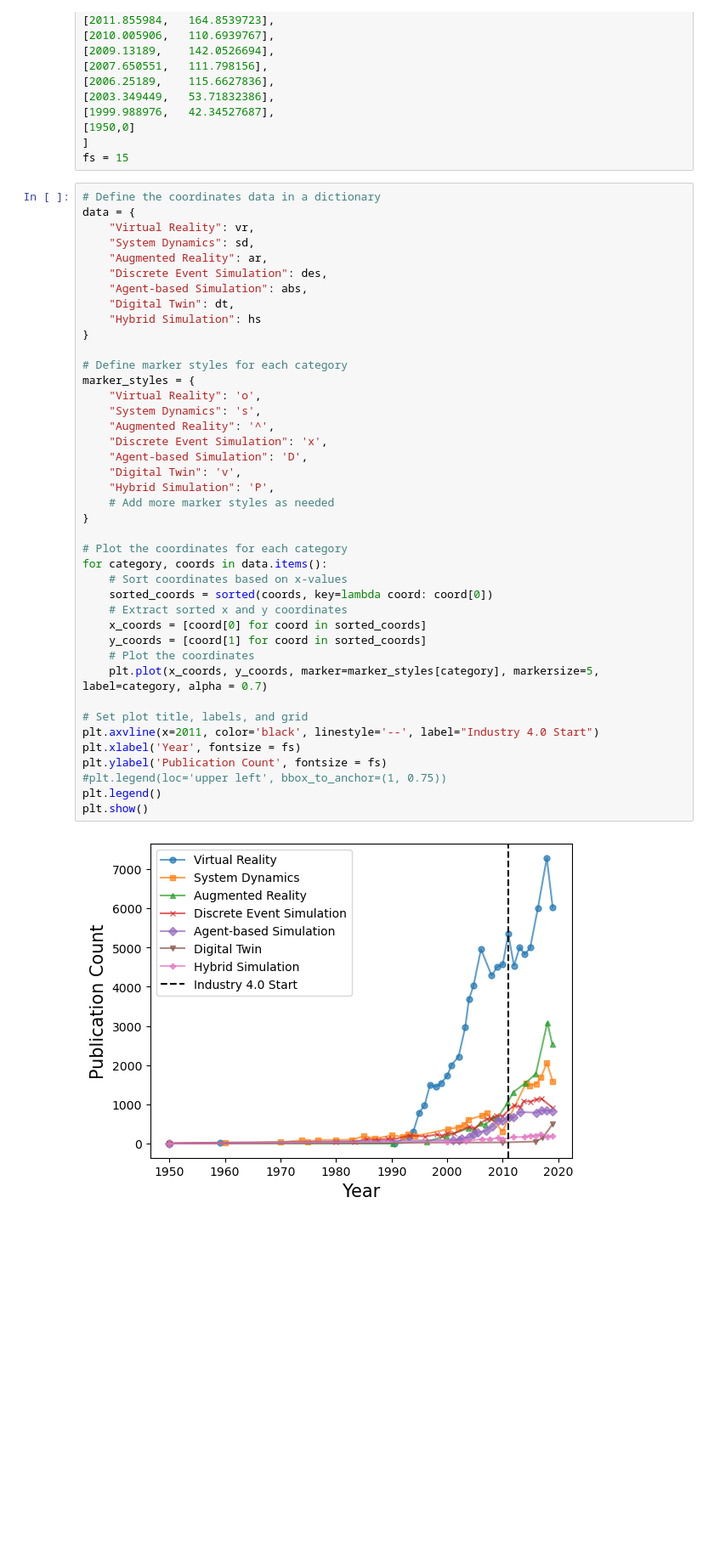
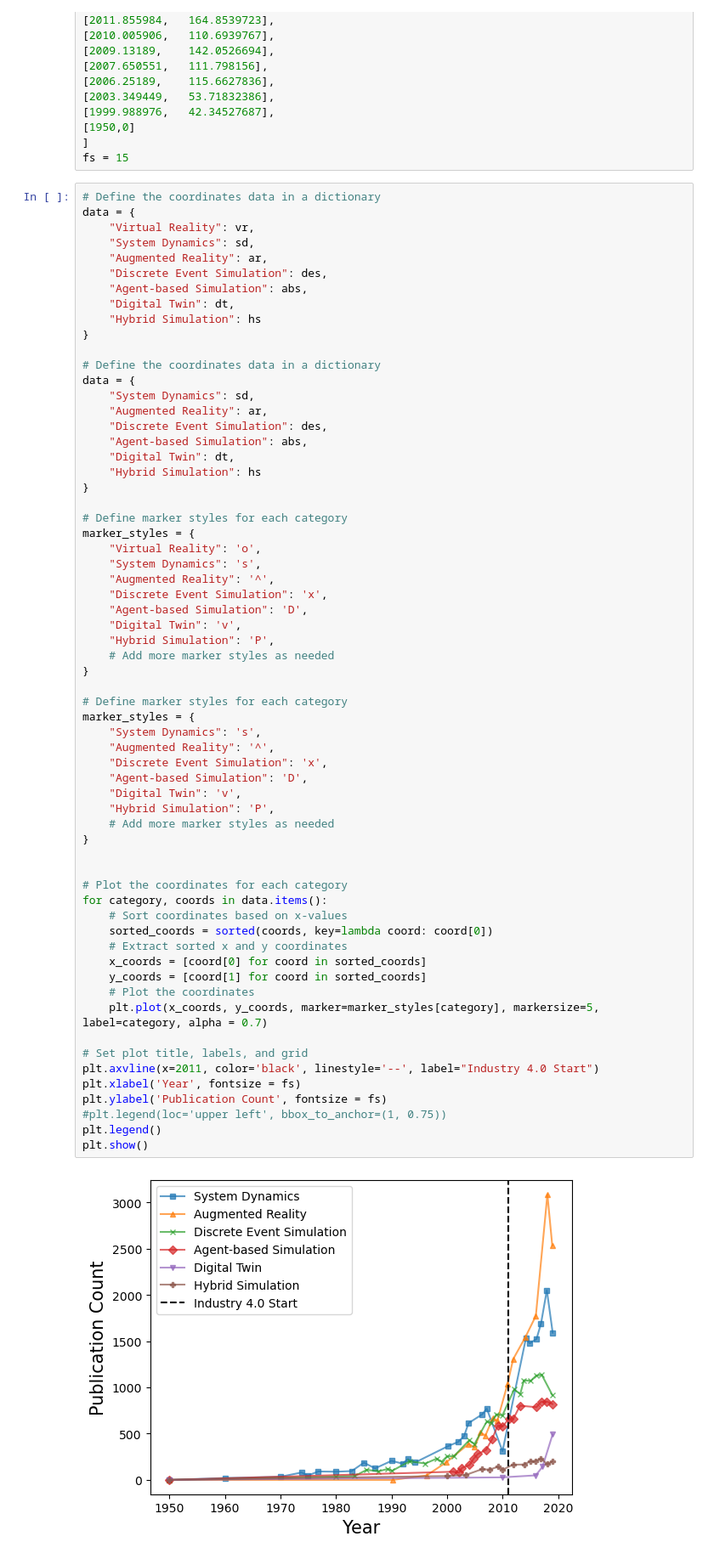
Before and after one commit to laubachb/chimes_CGD-myLLFork, a Jupyter notebook: test_scripts/industry40.ipynb, the cells around one changed output. Shown at 85% size. Cells and saved outputs as stored; diff of their text form; blank space fills up the shorter version.

Commit message:
updated figure

```diff
--- a/test_scripts/industry40.ipynb
+++ b/test_scripts/industry40.ipynb
@@ -159,6 +159,16 @@ fs = 15
 # Define the coordinates data in a dictionary
 data = {
     "Virtual Reality": vr,
+    "System Dynamics": sd,
+    "Augmented Reality": ar,
+    "Discrete Event Simulation": des,
+    "Agent-based Simulation": abs,
+    "Digital Twin": dt,
+    "Hybrid Simulation": hs
+}
+
+# Define the coordinates data in a dictionary
+data = {
     "System Dynamics": sd,
     "Augmented Reality": ar,
     "Discrete Event Simulation": des,
@@ -170,34 +180,46 @@ data = {
 # Define marker styles for each category
 marker_styles = {
     "Virtual Reality": 'o',
     "System Dynamics": 's',
     "Augmented Reality": '^',
     "Discrete Event Simulation": 'x',
     "Agent-based Simulation": 'D',
     "Digital Twin": 'v',
     "Hybrid Simulation": 'P',
     # Add more marker styles as needed
 }
 
+# Define marker styles for each category
+marker_styles = {
+    "System Dynamics": 's',
+    "Augmented Reality": '^',
+    "Discrete Event Simulation": 'x',
+    "Agent-based Simulation": 'D',
+    "Digital Twin": 'v',
+    "Hybrid Simulation": 'P',
+    # Add more marker styles as needed
+}
+
+
 # Plot the coordinates for each category
 for category, coords in data.items():
     # Sort coordinates based on x-values
     sorted_coords = sorted(coords, key=lambda coord: coord[0])
     # Extract sorted x and y coordinates
     x_coords = [coord[0] for coord in sorted_coords]
     y_coords = [coord[1] for coord in sorted_coords]
     # Plot the coordinates
     plt.plot(x_coords, y_coords, marker=marker_styles[category], markersize=5, label=category, alpha = 0.7)
 
 # Set plot title, labels, and grid
 plt.axvline(x=2011, color='black', linestyle='--', label="Industry 4.0 Start")
 plt.xlabel('Year', fontsize = fs)
 plt.ylabel('Publication Count', fontsize = fs)
 #plt.legend(loc='upper left', bbox_to_anchor=(1, 0.75))
 plt.legend()
 plt.show()
 # %% [output]
-[figure, old version]
+[figure, new version]
 # %%
 keyword = {
     "Manufacturing": 66.3,
```
